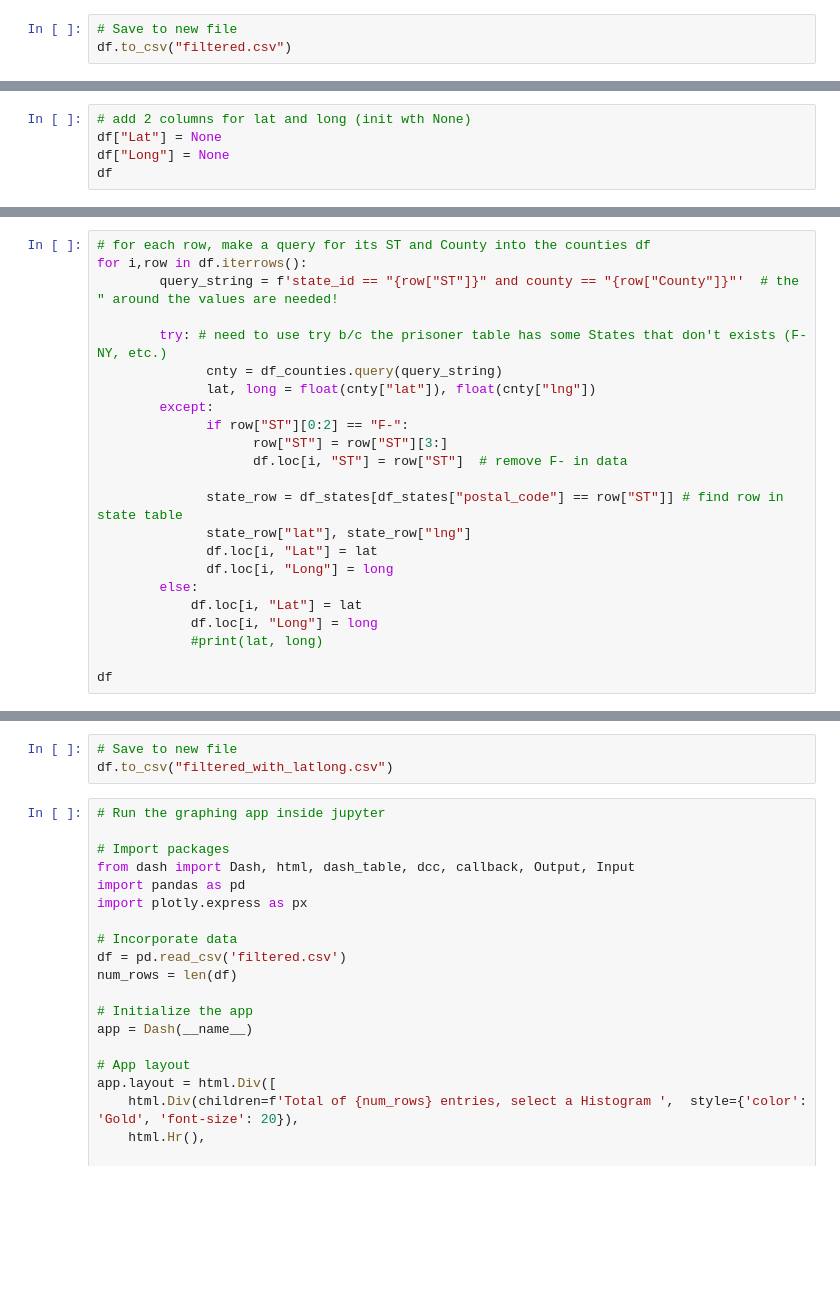
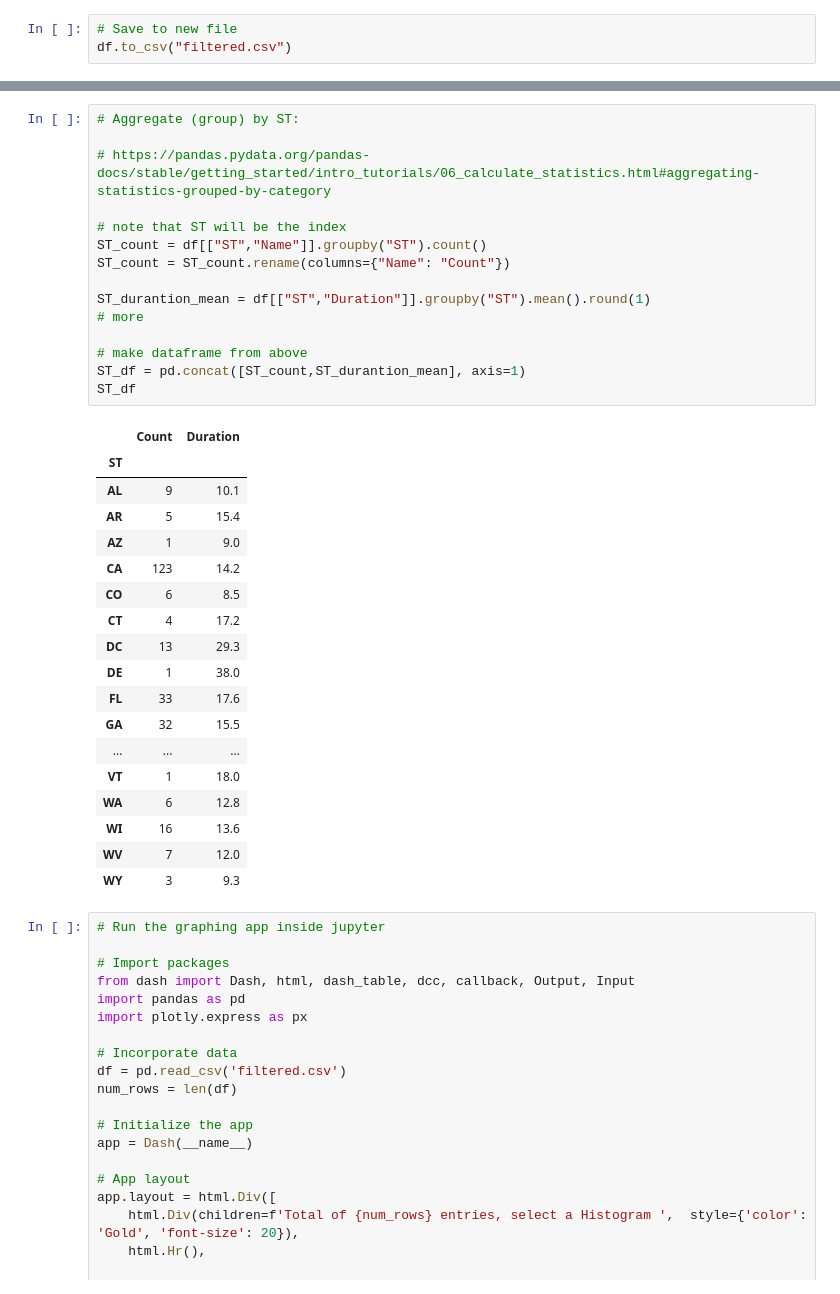
Before and after one commit to sc16aa/State_murderHCI584, a Jupyter notebook: filter_data.ipynb, the cells around one changed output, grey strips where cells are left out. Drawn from its saved outputs; the diff is of its cells as text; blank space fills up the shorter version.

Commit message:
with improved data filtering for ST

```diff
--- a/filter_data.ipynb
+++ b/filter_data.ipynb
@@ -200,5 +185,0 @@ df_states.head(5)
-# %%
-# add 2 columns for lat and long (init wth None)
-df["Lat"] = None
-df["Long"] = None
-df
@@ -220,23 +185,0 @@ df
-# %%
-# for each row, make a query for its ST and County into the counties df
-for i,row in df.iterrows():
-        query_string = f'state_id == "{row["ST"]}" and county == "{row["County"]}"'  # the " around the values are needed!
-
-        try: # need to use try b/c the prisoner table has some States that don't exists (F-NY, etc.)
-              cnty = df_counties.query(query_string)
-              lat, long = float(cnty["lat"]), float(cnty["lng"])
-        except:
-              if row["ST"][0:2] == "F-":
-                    row["ST"] = row["ST"][3:]
-                    df.loc[i, "ST"] = row["ST"]  # remove F- in data
-
-              state_row = df_states[df_states["postal_code"] == row["ST"]] # find row in state table
-              state_row["lat"], state_row["lng"]
-              df.loc[i, "Lat"] = lat
-              df.loc[i, "Long"] = long
-        else:
-            df.loc[i, "Lat"] = lat
-            df.loc[i, "Long"] = long
-            #print(lat, long)
-
-df
@@ -258,6 +186,37 @@ df
-# %%
-# Save to new file
-df.to_csv("filtered_with_latlong.csv")
+# %%
+# Aggregate (group) by ST:
+
+# https://pandas.pydata.org/pandas-docs/stable/getting_started/intro_tutorials/06_calculate_statistics.html#aggregating-statistics-grouped-by-category
+
+# note that ST will be the index
+ST_count = df[["ST","Name"]].groupby("ST").count()
+ST_count = ST_count.rename(columns={"Name": "Count"})
+
+ST_durantion_mean = df[["ST","Duration"]].groupby("ST").mean().round(1)
+# more
+
+# make dataframe from above
+ST_df = pd.concat([ST_count,ST_durantion_mean], axis=1)
+ST_df
+# %% [output]
+|  | Count | Duration |
+| ST |  |  |
+| AL | 9 | 10.1 |
+| AR | 5 | 15.4 |
+| AZ | 1 | 9.0 |
+| CA | 123 | 14.2 |
+| CO | 6 | 8.5 |
+| CT | 4 | 17.2 |
+| DC | 13 | 29.3 |
+| DE | 1 | 38.0 |
+| FL | 33 | 17.6 |
+| GA | 32 | 15.5 |
+| ... | ... | ... |
+| VT | 1 | 18.0 |
+| WA | 6 | 12.8 |
+| WI | 16 | 13.6 |
+| WV | 7 | 12.0 |
+| WY | 3 | 9.3 |
 # %%
 # Run the graphing app inside jupyter
 
```
Also changed, not shown: parts of 14 cells of this notebook, 3 other files.
